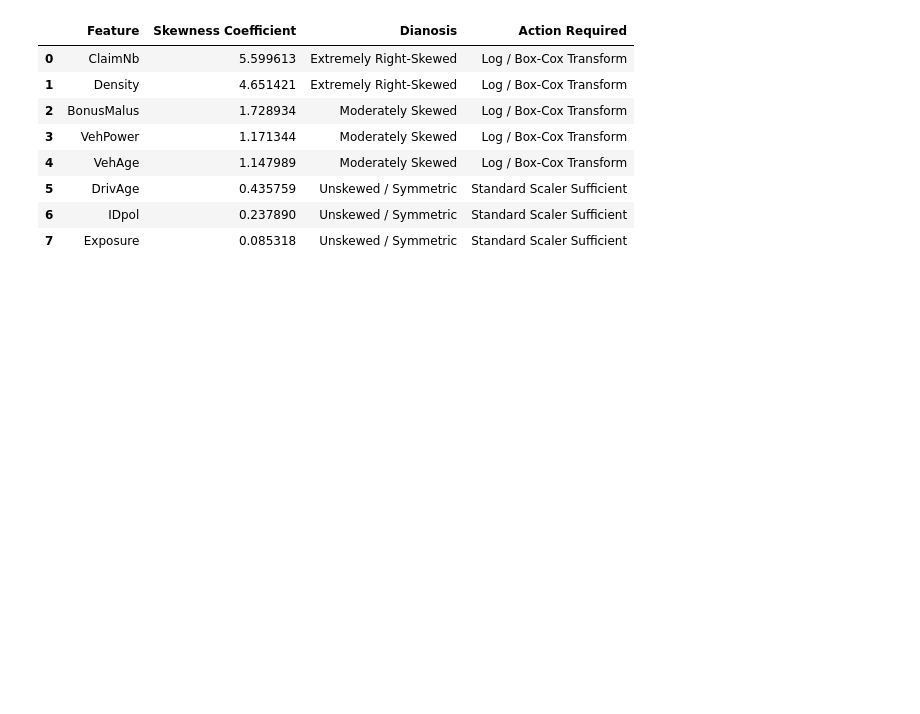
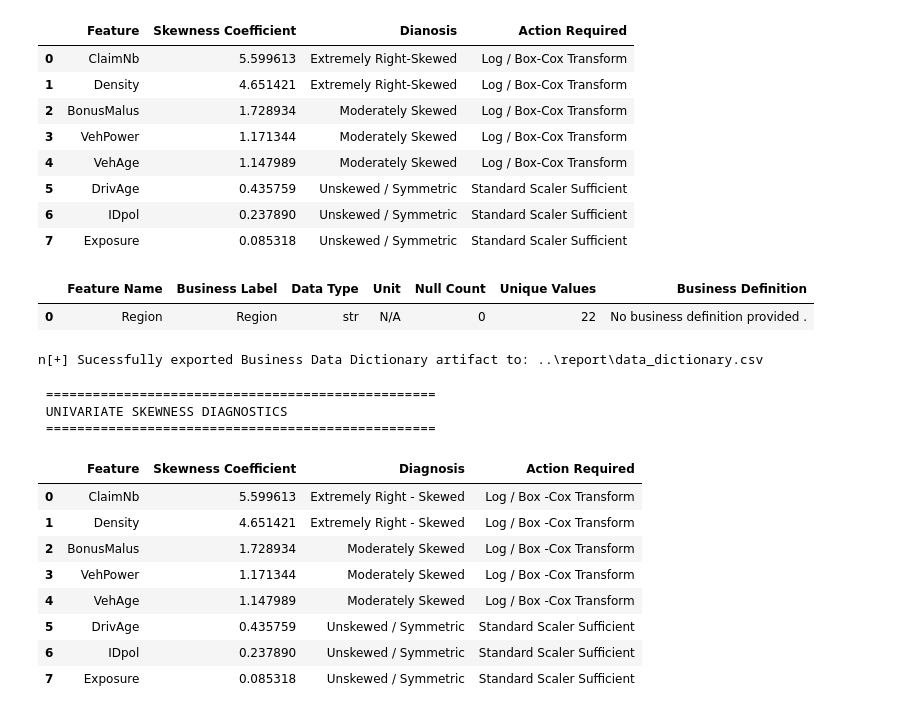
Before and after one commit to luckynnmn/msba-265, a Jupyter notebook: notebooks/01_eda_and_data_dictionary.ipynb, the cells around one changed output. Cells and saved outputs as stored; diff of their text form; code cells hidden in the pictures; blank space fills up the shorter version.

```diff
--- a/notebooks/01_eda_and_data_dictionary.ipynb
+++ b/notebooks/01_eda_and_data_dictionary.ipynb
@@ -175,3 +134,67 @@ display(skew_summary)
 | 5 | DrivAge | 0.435759 | Unskewed / Symmetric | Standard Scaler Sufficient |
 | 6 | IDpol | 0.237890 | Unskewed / Symmetric | Standard Scaler Sufficient |
 | 7 | Exposure | 0.085318 | Unskewed / Symmetric | Standard Scaler Sufficient |
+# %%
+business_definitions = {
+    " IDpol ": (" Policy ID", "Key ID", "Unique policy identification key assigned to contract."),
+    " ClaimNb ": (" Claim Count ", " Count ", " Total insurance claims filed during policy coverage period ."),
+    " Exposure ": (" Risk Exposure ", " Years (0.0 -1.0) ", " Fraction of year policy was active (e.g., 0.50 = 6 months coverage )."),
+    " Area ": (" Area Risk Code ", " Ordinal Category ", " Geographic risk code of policyholder address (A = rural , F = urban )."),
+    " VehPower ": (" Engine Power ", "Tax HP", " Fiscal power rating category of vehicle engine ."),
+    " VehAge ": (" Vehicle Age", " Years ", "Age of the insured vehicle in years ."),
+    " DrivAge ": (" Driver Age", " Years ", "Age of the primary insured driver in years ."),
+    " BonusMalus ": (" Claim History Index ", " Index Score (50 -350) ", " Regulatory driver risk score (< 100: safe discount ; > 100: claim surcharge )."),
+    " VehBrand ": (" Brand Class ", " Category Code ", " Anonymized vehicle manufacturer / brand classification code ."),
+    " VehGas ": (" Fuel Type ", " Binary Class ", " Engine fuel type used ( Diesel vs. Regular / Gasoline )."),
+    " Density ": (" Population Density ", " People / km2", " Population density of policyholder ’s municipality ."),
+    " Region ": (" Administrative Region ", " Region Code ", " French administrative region code corresponding to residency location .")
+}
+dict_list = []
+for col in df.columns :
+    label , unit , definition = business_definitions .get (col , (col , "N/A", "No business definition provided ."))
+dict_list . append ({
+    " Feature Name ": col ,
+    " Business Label ": label ,
+    " Data Type ": str(df[col ]. dtype ),
+    " Unit ": unit ,
+    " Null Count ": df[col ]. isnull ().sum () ,
+    " Unique Values ": df[col ]. nunique () ,
+    " Business Definition ": definition
+})
+dict_df = pd. DataFrame ( dict_list )
+display ( dict_df )
+reports_dir = os. path . join ("..", "report")
+os. makedirs ( reports_dir , exist_ok = True )
+dict_path = os. path . join ( reports_dir , "data_dictionary.csv")
+dict_df.to_csv(dict_path, index=False)
+print(f"n[+] Sucessfully exported Business Data Dictionary artifact to: {dict_path}")
+# %% [output]
+|  | Feature Name | Business Label | Data Type | Unit | Null Count | Unique Values | Business Definition |
+| 0 | Region | Region | str | N/A | 0 | 22 | No business definition provided . |
+n[+] Sucessfully exported Business Data Dictionary artifact to: ..\report\data_dictionary.csv
+# %%
+print (" ================================================== ")
+print (" UNIVARIATE SKEWNESS DIAGNOSTICS ")
+print (" ================================================== ")
+numeric_df = df. select_dtypes ( include =[ np. number ])
+skewness_series = numeric_df . skew (). sort_values ( ascending = False )
+skew_summary = pd. DataFrame ({
+" Feature ": skewness_series .index ,
+" Skewness Coefficient ": skewness_series .values ,
+" Diagnosis ": [" Extremely Right - Skewed " if s > 3.0 else " Moderately Skewed " if
+abs(s) > 1.0 else " Unskewed / Symmetric " for s in skewness_series . values ],
+" Action Required ": ["Log / Box -Cox Transform " if abs(s) > 1.0 else " Standard Scaler Sufficient " for s in skewness_series . values ]})
+display ( skew_summary )
+# %% [output]
+ ==================================================
+ UNIVARIATE SKEWNESS DIAGNOSTICS
+ ==================================================
+|  | Feature | Skewness Coefficient | Diagnosis | Action Required |
+| 0 | ClaimNb | 5.599613 | Extremely Right - Skewed | Log / Box -Cox Transform |
+| 1 | Density | 4.651421 | Extremely Right - Skewed | Log / Box -Cox Transform |
+| 2 | BonusMalus | 1.728934 | Moderately Skewed | Log / Box -Cox Transform |
+| 3 | VehPower | 1.171344 | Moderately Skewed | Log / Box -Cox Transform |
+| 4 | VehAge | 1.147989 | Moderately Skewed | Log / Box -Cox Transform |
+| 5 | DrivAge | 0.435759 | Unskewed / Symmetric | Standard Scaler Sufficient |
+| 6 | IDpol | 0.237890 | Unskewed / Symmetric | Standard Scaler Sufficient |
+| 7 | Exposure | 0.085318 | Unskewed / Symmetric | Standard Scaler Sufficient |
```
Also changed, not shown: parts of 4 cells of this notebook, 2 other files.
